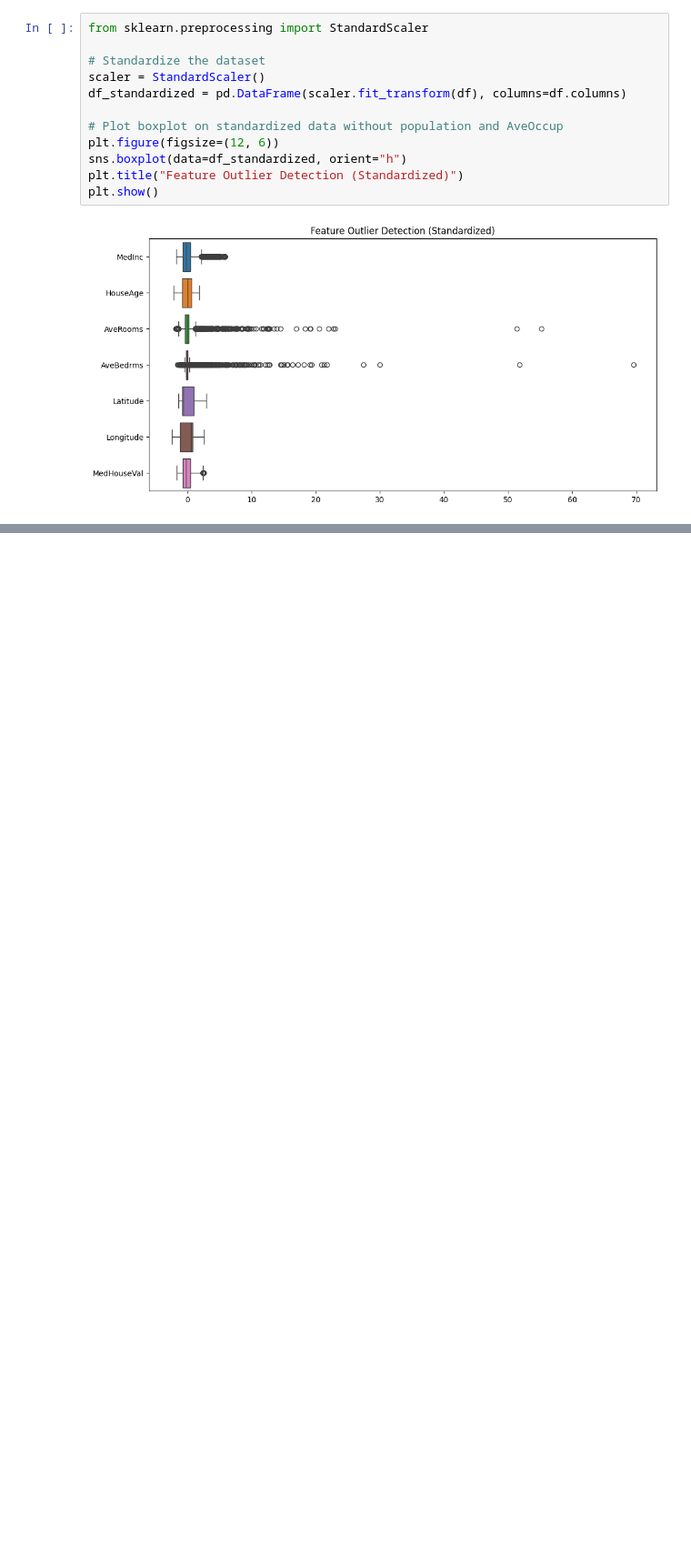
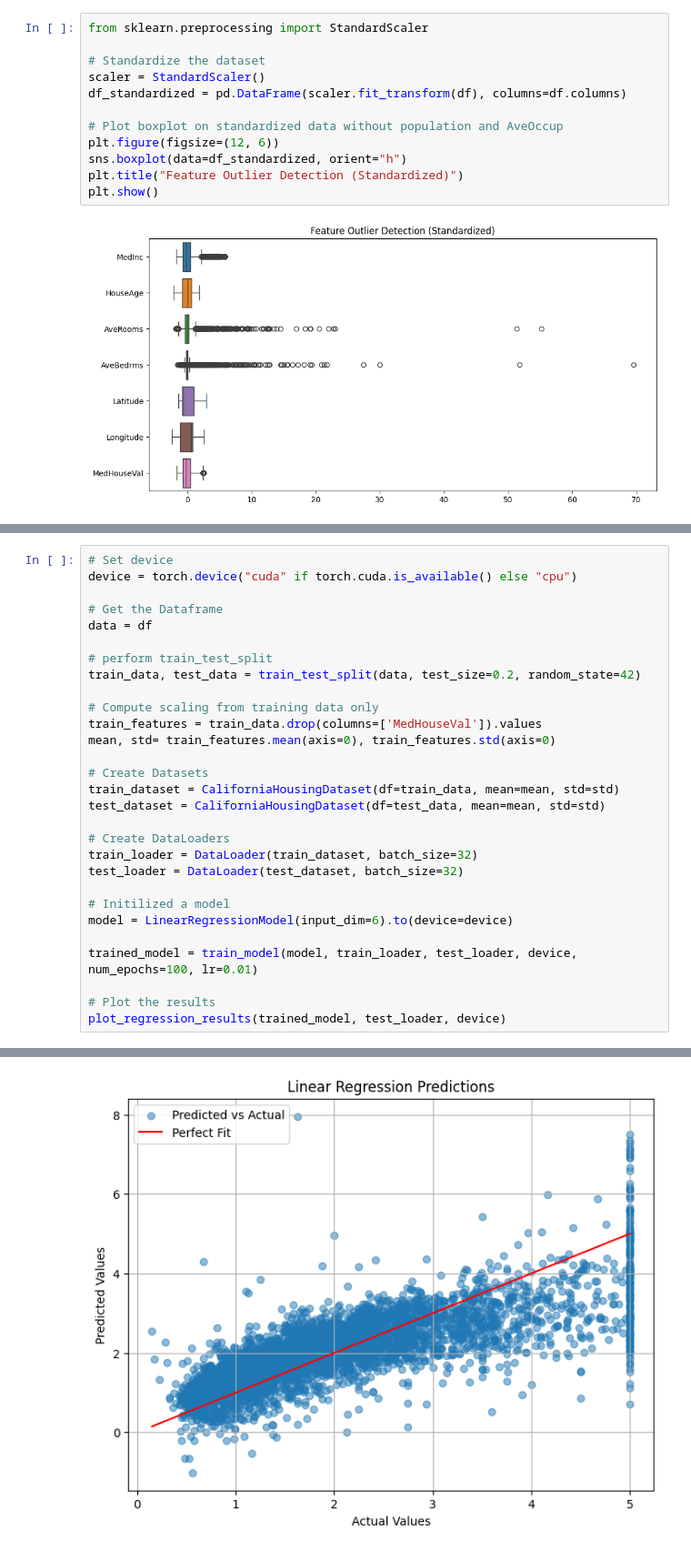
Before and after one commit to DavidBatoDev/house-price-prediction-pytorch, a Jupyter notebook: notebooks/analysis.ipynb, the cells around one changed output, grey strips where cells are left out. Shown at 91% size. Cells and saved outputs as stored; diff of their text form; blank space fills up the shorter version.

```diff
--- a/notebooks/analysis.ipynb
+++ b/notebooks/analysis.ipynb
@@ -165,0 +179,30 @@ After preprocessing the dataset, we are now ready to predict house prices using
+# %%
+# Set device
+device = torch.device("cuda" if torch.cuda.is_available() else "cpu")
+
+# Get the Dataframe
+data = df
+
+# perform train_test_split
+train_data, test_data = train_test_split(data, test_size=0.2, random_state=42)
+
+# Compute scaling from training data only
+train_features = train_data.drop(columns=['MedHouseVal']).values
+mean, std= train_features.mean(axis=0), train_features.std(axis=0)
+
+# Create Datasets
+train_dataset = CaliforniaHousingDataset(df=train_data, mean=mean, std=std)
+test_dataset = CaliforniaHousingDataset(df=test_data, mean=mean, std=std)
+
+# Create DataLoaders
+train_loader = DataLoader(train_dataset, batch_size=32)
+test_loader = DataLoader(test_dataset, batch_size=32)
+
+# Initilized a model
+model = LinearRegressionModel(input_dim=6).to(device=device)
+
+trained_model = train_model(model, train_loader, test_loader, device, num_epochs=100, lr=0.01)
+
+# Plot the results
+plot_regression_results(trained_model, test_loader, device)
+# %% [output]
@@ -165,0 +219 @@ After preprocessing the dataset, we are now ready to predict house prices using
+[figure, added]
```
Also changed, not shown: parts of 8 cells of this notebook, 4 other files.
